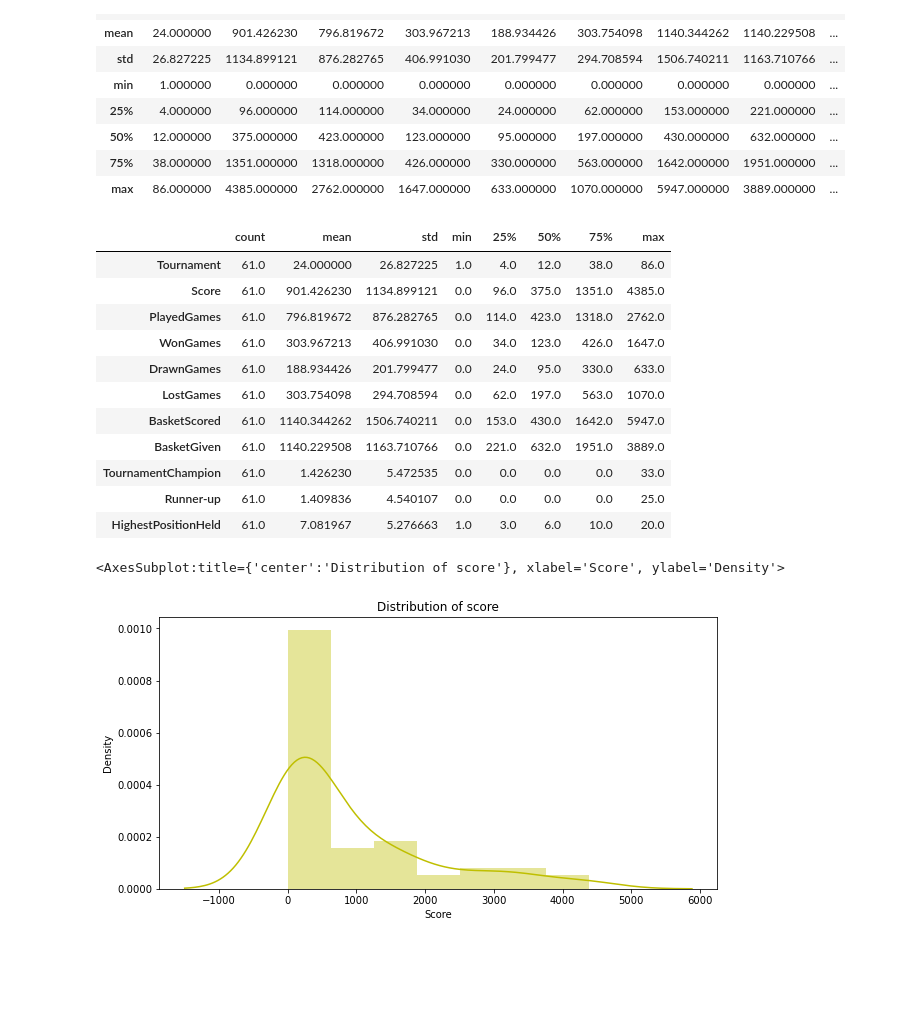
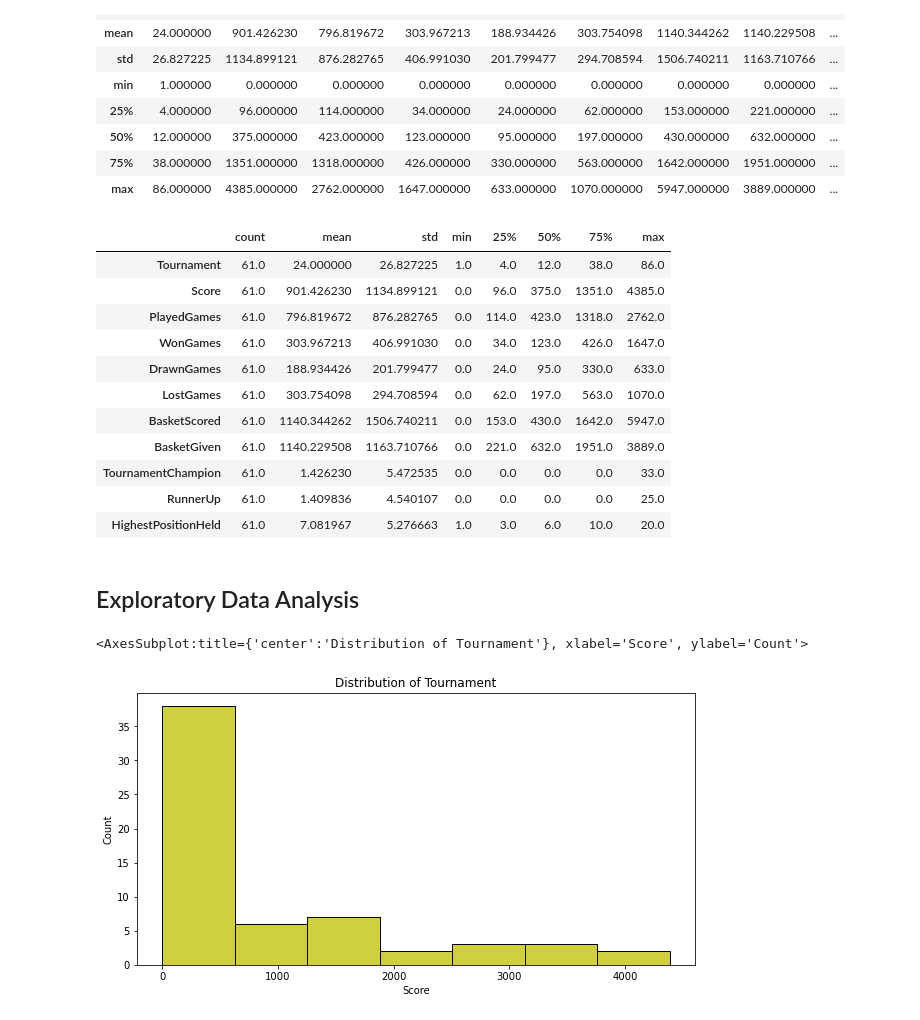
Before and after one commit to SelvamRaju/Applied-Statistics, a Jupyter notebook: Part-Two.ipynb, the cells around one changed output. Cells and saved outputs as stored; diff of their text form; code cells hidden in the pictures; blank space fills up the shorter version.

```diff
--- a/Part-Two.ipynb
+++ b/Part-Two.ipynb
@@ -34,0 +67,7 @@ gameData.shape
+# %%
+# Replacing missing values with 0
+gameData = gameData.replace('-', 0) # dashed value
+gameData = gameData.replace('?', 0) #missingvalue
+
+#Printing last 2 rows to check if NaN replac works
+gameData.tail(2)
@@ -34,0 +78,11 @@ gameData.shape
+# %%
+#converting to actual types for computation - object -> numeric
+gameData.Score = pd.to_numeric(gameData.Score)
+gameData.PlayedGames = pd.to_numeric(gameData.PlayedGames)
+gameData.WonGames = pd.to_numeric(gameData.WonGames)
+gameData.DrawnGames = pd.to_numeric(gameData.DrawnGames)
+gameData.LostGames = pd.to_numeric(gameData.LostGames)
+gameData.BasketScored = pd.to_numeric(gameData.BasketScored)
+gameData.BasketGiven = pd.to_numeric(gameData.BasketGiven)
+gameData.TournamentChampion = pd.to_numeric(gameData.TournamentChampion)
+gameData.RunnerUp = pd.to_numeric(gameData.RunnerUp)
@@ -117,13 +170,15 @@ gameData.describe().transpose()
 | BasketScored | 61.0 | 1140.344262 | 1506.740211 | 0.0 | 153.0 | 430.0 | 1642.0 | 5947.0 |
 | BasketGiven | 61.0 | 1140.229508 | 1163.710766 | 0.0 | 221.0 | 632.0 | 1951.0 | 3889.0 |
 | TournamentChampion | 61.0 | 1.426230 | 5.472535 | 0.0 | 0.0 | 0.0 | 0.0 | 33.0 |
-| Runner-up | 61.0 | 1.409836 | 4.540107 | 0.0 | 0.0 | 0.0 | 0.0 | 25.0 |
+| RunnerUp | 61.0 | 1.409836 | 4.540107 | 0.0 | 0.0 | 0.0 | 0.0 | 25.0 |
 | HighestPositionHeld | 61.0 | 7.081967 | 5.276663 | 1.0 | 3.0 | 6.0 | 10.0 | 20.0 |
+# %% [markdown]
+## Exploratory Data Analysis
 # %%
-# Distribution of score
+# Distribution of Tournament
 plt.figure(figsize=(10,5))
-plt.title('Distribution of score')
-sns.distplot(gameData['Score'], color='y')
+plt.title('Distribution of Tournament')
+sns.histplot(gameData['Score'], color='y')
 # %% [output]
-<AxesSubplot:title={'center':'Distribution of score'}, xlabel='Score', ylabel='Density'>
+<AxesSubplot:title={'center':'Distribution of Tournament'}, xlabel='Score', ylabel='Count'>
-[figure, old version]
+[figure, new version]
```
Also changed, not shown: parts of 11 cells of this notebook, 2 other files.
